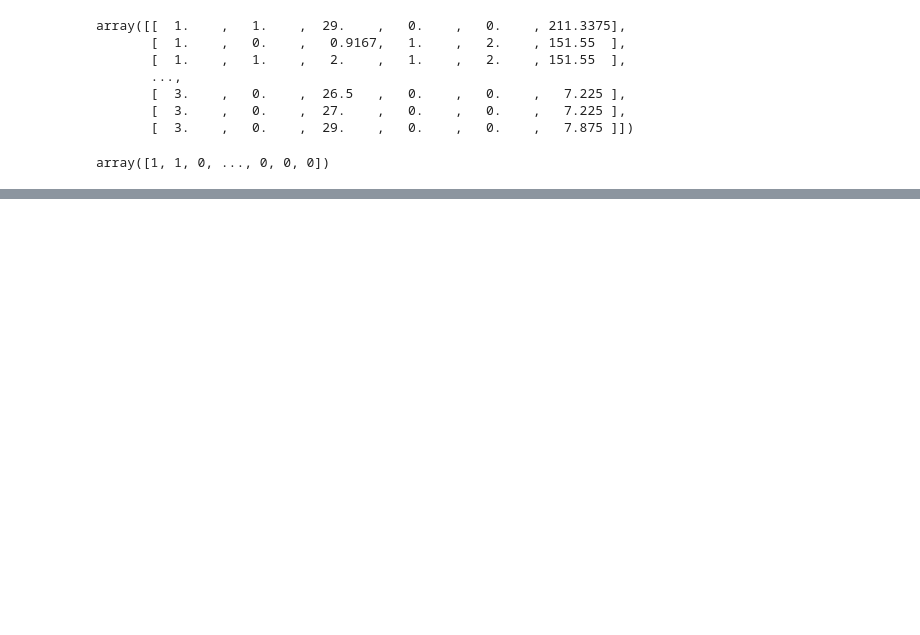
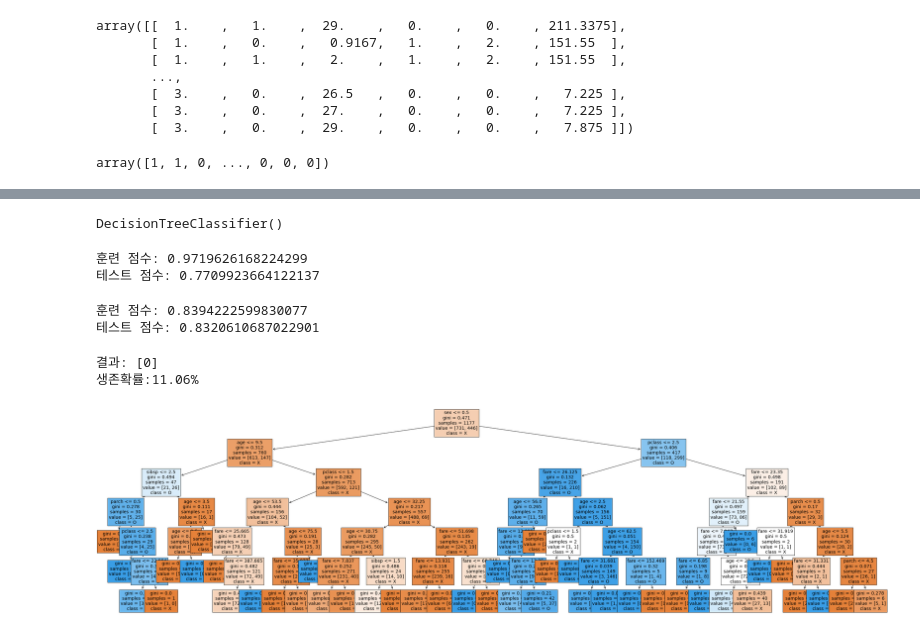
Before and after one commit to Kyubin30/ChatBot_summerVacation, a Jupyter notebook: day3-1.ipynb, the cells around one changed output, grey strips where cells are left out. Drawn from its saved outputs; the diff is of its cells as text; code cells hidden in the pictures; blank space fills up the shorter version.

```diff
--- a/day3-1.ipynb
+++ b/day3-1.ipynb
@@ -52,0 +46,41 @@ array([[ 2.    ,  0.    , 27.    ,  0.    ,  0.    , 13.    ],
+# %%
+#2. ML 알고리즘 선택
+#ensemble: 다수결 원칙 적용 모델 현재 가장 많이 씀 linear_model: 선형 모델 (데이터들이 일정 직선 상에 모여있을 때)
+#naive_bayes: 확률 기반 모델 neighbors: 어떤 값과 인접한 값과 관계 (k-최근접 이웃)
+#neural_network -> 발전 -> DL
+#svm: Support Vector Machine / tree: 의사결정트리 / ensemble > random forest: 의사 결정 트리 가지고 다수결로 결정
+from sklearn.tree import DecisionTreeClassifier #classifier: 분류 0 1 regressor: 회귀 값이 나옴
+tree = DecisionTreeClassifier()
+# %%
+#3. 훈련
+tree.fit(X_train, y_train)
+# %% [output]
+DecisionTreeClassifier()
+# %%
+#4. 평가
+print('훈련 점수:', tree.score(X_train, y_train))
+print('테스트 점수:', tree.score(X_test, y_test))
+# %% [output]
+훈련 점수: 0.9719626168224299
+테스트 점수: 0.7709923664122137
+# %%
+tree = DecisionTreeClassifier(max_depth=6)
+#max_depth: 학습 층 이걸 조절해서 최적 점수를 찾는 것을 hyperparameter tunning
+tree.fit(X_train, y_train)
+print('훈련 점수:', tree.score(X_train, y_train))
+print('테스트 점수:', tree.score(X_test, y_test))
+# %% [output]
+훈련 점수: 0.8394222599830077
+테스트 점수: 0.8320610687022901
+# %%
+#5. 예측
+#디카프리오는 살 수 있었나? 3등실, 남자, 19살, 형제 X, 부모 0, 운임: 10달러 [[3, 0, 19, 0, 0, 10]]
+#훈련할 때 2차원 데이터를 사용했기 때문에 예측할 때도 2차원 데이터를 넣어주어야 함.
+dicaprio = [[3, 0, 19, 0, 0, 10]]
+result = tree.predict(dicaprio)
+print('결과:',result)
+pct = tree.predict_proba(dicaprio)
+print(f'생존확률:{pct[0][1]*100:.2f}%')
+# %% [output]
+결과: [0]
+생존확률:11.06%
@@ -52,0 +90,7 @@ array([[ 2.    ,  0.    , 27.    ,  0.    ,  0.    , 13.    ],
+# %%
+plt.figure(figsize=(44,12))
+plot_tree(tree, feature_names=x_cols, class_names=['X', 'O'], filled=True, fontsize=14)
+plt.savefig('tree1.png')
+plt.show()
+# %% [output]
+[figure, added]
```
Also changed, not shown: parts of 3 cells of this notebook, 2 other files.
